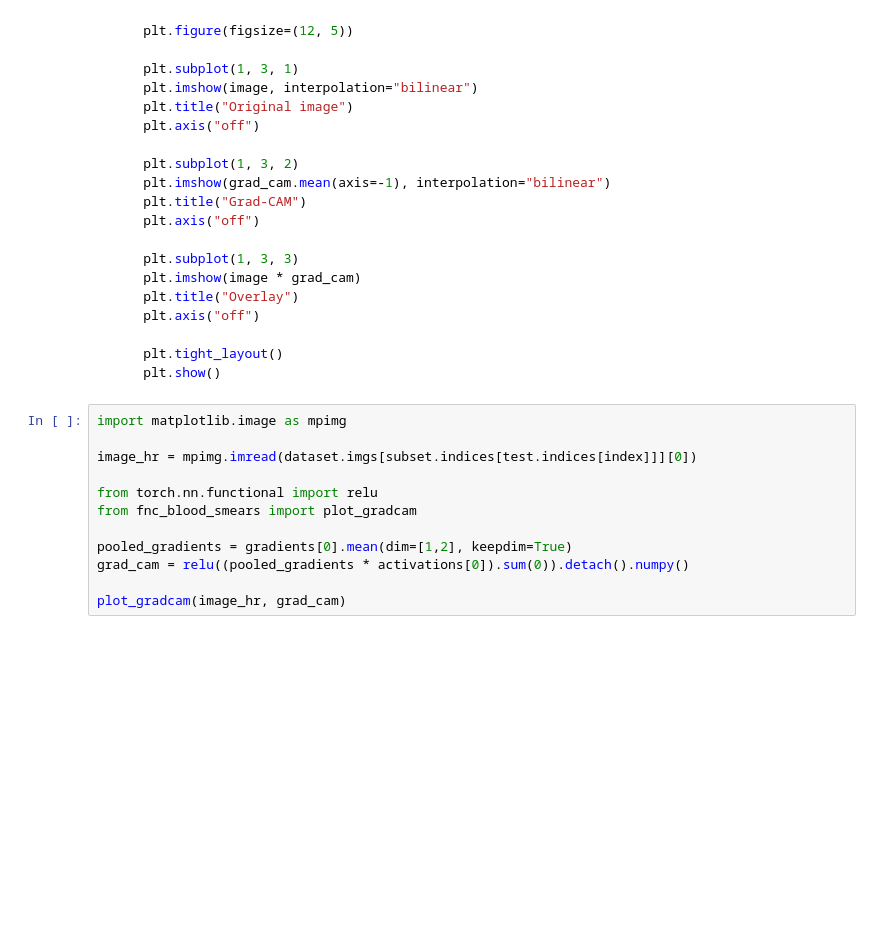
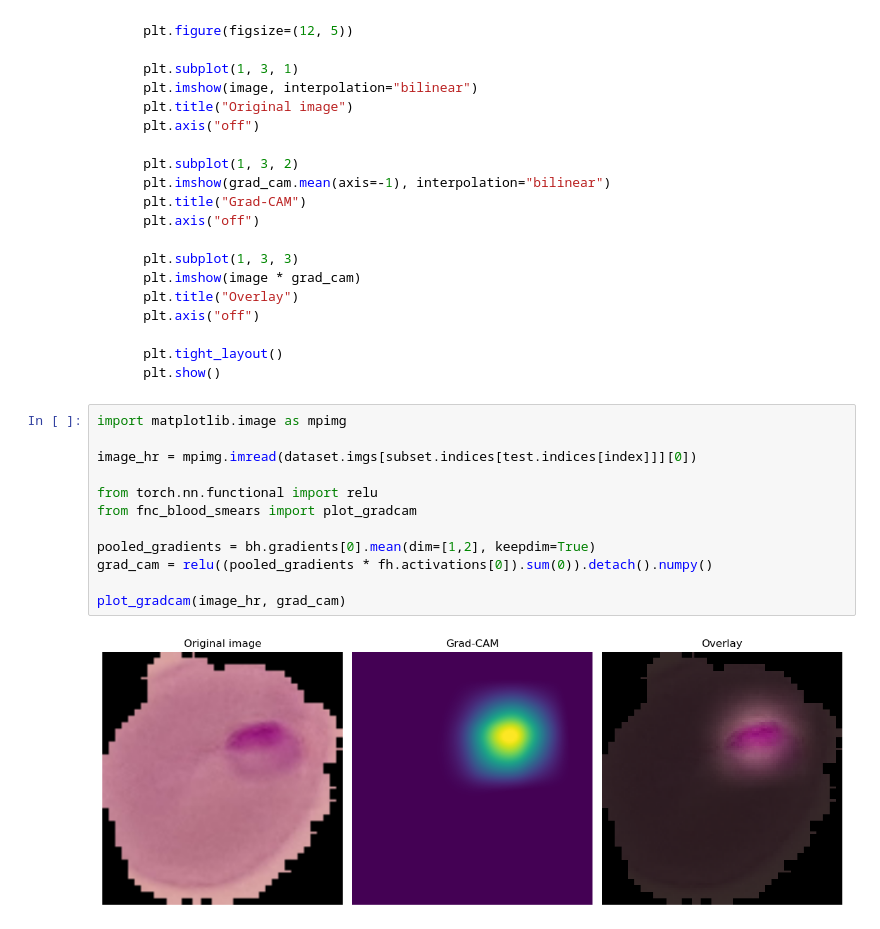
Before and after one commit to DeepTrackAI/DeepLearningCrashCourse, a Jupyter notebook: Ch03_CNN/Ex03B/blood_smears.ipynb, the cells around one changed output. Drawn from its saved outputs; the diff is of its cells as text; blank space fills up the shorter version.

```diff
--- a/Ch03_CNN/Ex03B/blood_smears.ipynb
+++ b/Ch03_CNN/Ex03B/blood_smears.ipynb
@@ -416,12 +580,14 @@ def plot_gradcam(image, grad_cam):
 # %%
 import matplotlib.image as mpimg
 
 image_hr = mpimg.imread(dataset.imgs[subset.indices[test.indices[index]]][0])
 
 from torch.nn.functional import relu
 from fnc_blood_smears import plot_gradcam
 
-pooled_gradients = gradients[0].mean(dim=[1,2], keepdim=True)
-grad_cam = relu((pooled_gradients * activations[0]).sum(0)).detach().numpy()
+pooled_gradients = bh.gradients[0].mean(dim=[1,2], keepdim=True)
+grad_cam = relu((pooled_gradients * fh.activations[0]).sum(0)).detach().numpy()
 
 plot_gradcam(image_hr, grad_cam)
+# %% [output]
+[figure, added]
```
Also changed, not shown: parts of 18 cells of this notebook.
